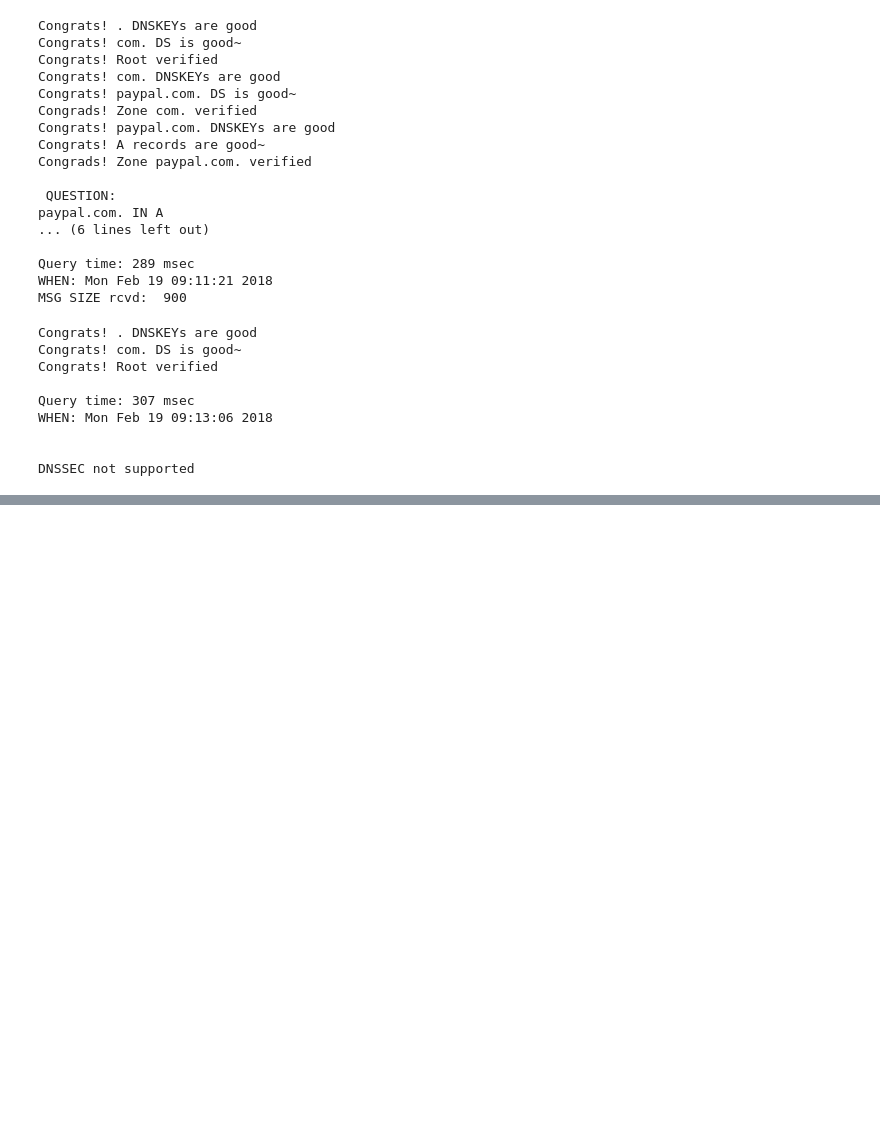
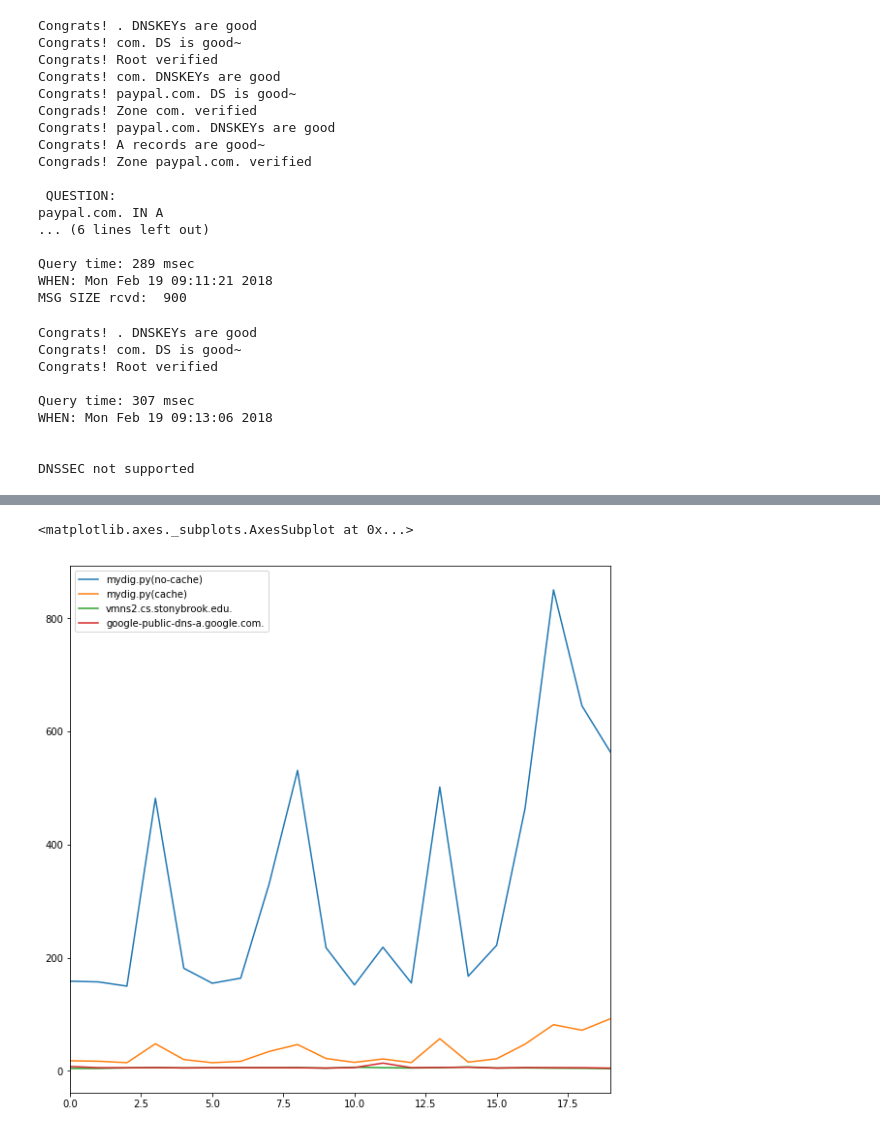
Before and after one commit to caitaozhan/CSE534-Homework, a Jupyter notebook: homework-1/dns.ipynb, the cells around one changed output, grey strips where cells are left out. Cells and saved outputs as stored; diff of their text form; code cells hidden in the pictures; blank space fills up the shorter version.

```diff
--- a/homework-1/dns.ipynb
+++ b/homework-1/dns.ipynb
@@ -917,0 +1083,2 @@ DNSSEC not supported
+# %%
+df_performance = pd.read_csv('measure_performance.csv')
@@ -917,0 +1105,5 @@ DNSSEC not supported
+# %%
+df_performance.plot(figsize=(10,10))
+# %% [output]
+<matplotlib.axes._subplots.AxesSubplot at 0x...>
+[figure, added]
```
Also changed, not shown: parts of 20 cells of this notebook, 4 other files.
